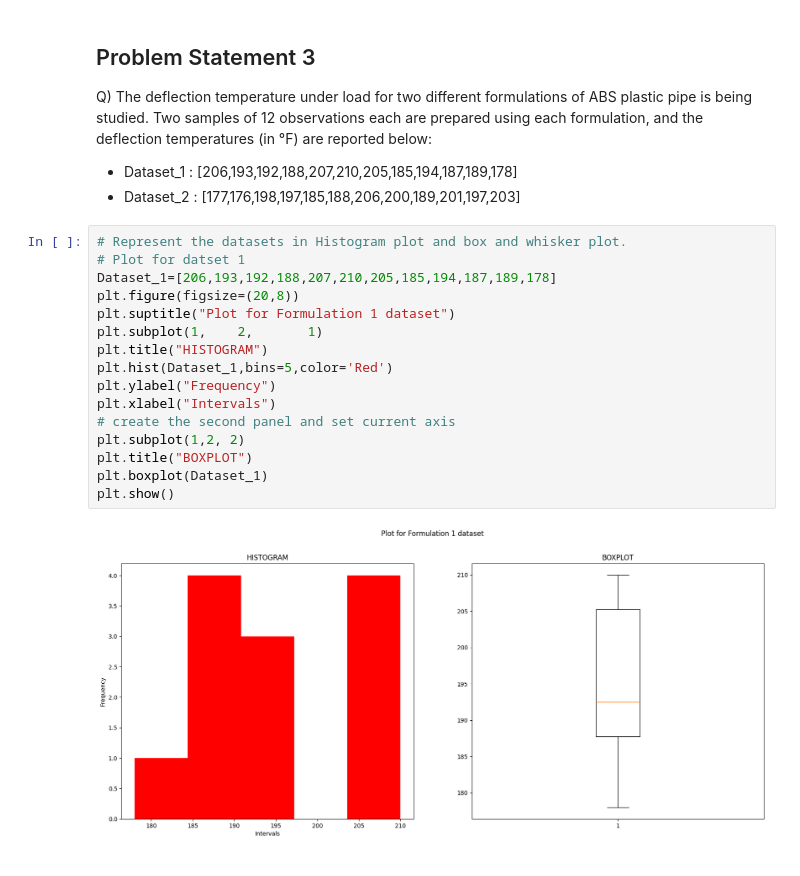
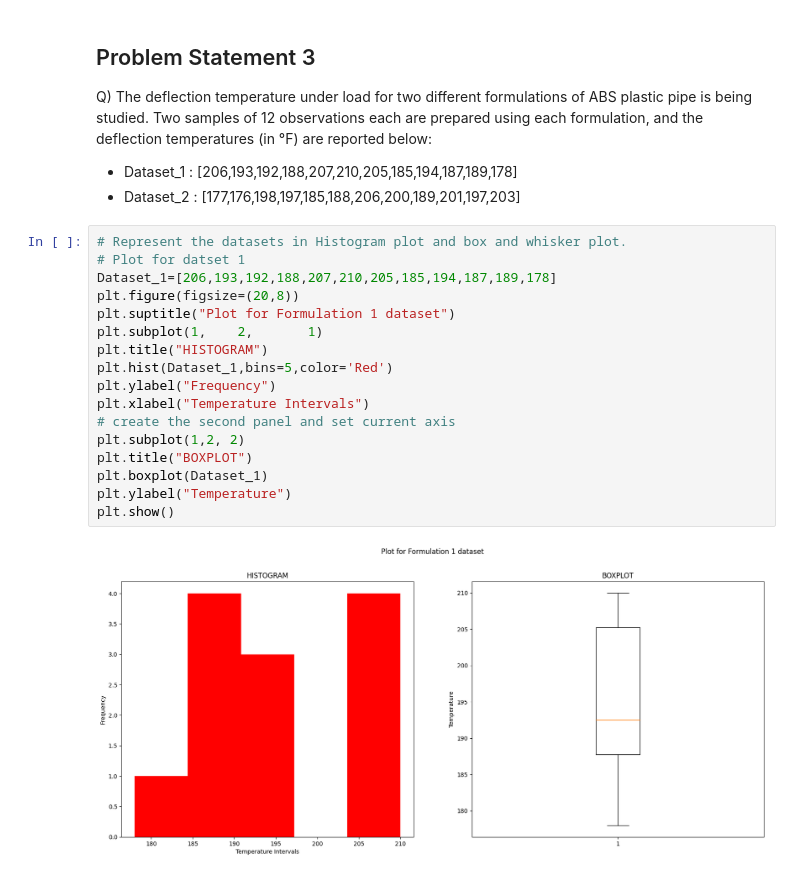
Before and after one commit to kanadsen/ME_794, a Jupyter notebook: ASSIGNMENT 1.ipynb, the cells around one changed output. Cells and saved outputs as stored; diff of their text form.

```diff
--- a/ASSIGNMENT 1.ipynb
+++ b/ASSIGNMENT 1.ipynb
@@ -52,18 +62,19 @@ Q) The deflection temperature under load for two different formulations of ABS p
 # %%
 # Represent the datasets in Histogram plot and box and whisker plot.
 # Plot for datset 1
 Dataset_1=[206,193,192,188,207,210,205,185,194,187,189,178]
 plt.figure(figsize=(20,8))
 plt.suptitle("Plot for Formulation 1 dataset")
 plt.subplot(1,    2,       1)
 plt.title("HISTOGRAM")
 plt.hist(Dataset_1,bins=5,color='Red')
 plt.ylabel("Frequency")
-plt.xlabel("Intervals")
+plt.xlabel("Temperature Intervals")
 # create the second panel and set current axis
 plt.subplot(1,2, 2)
 plt.title("BOXPLOT")
 plt.boxplot(Dataset_1)
+plt.ylabel("Temperature")
 plt.show()
 # %% [output]
-[figure, old version]
+[figure, new version]
```
Also changed, not shown: parts of 9 cells of this notebook.
